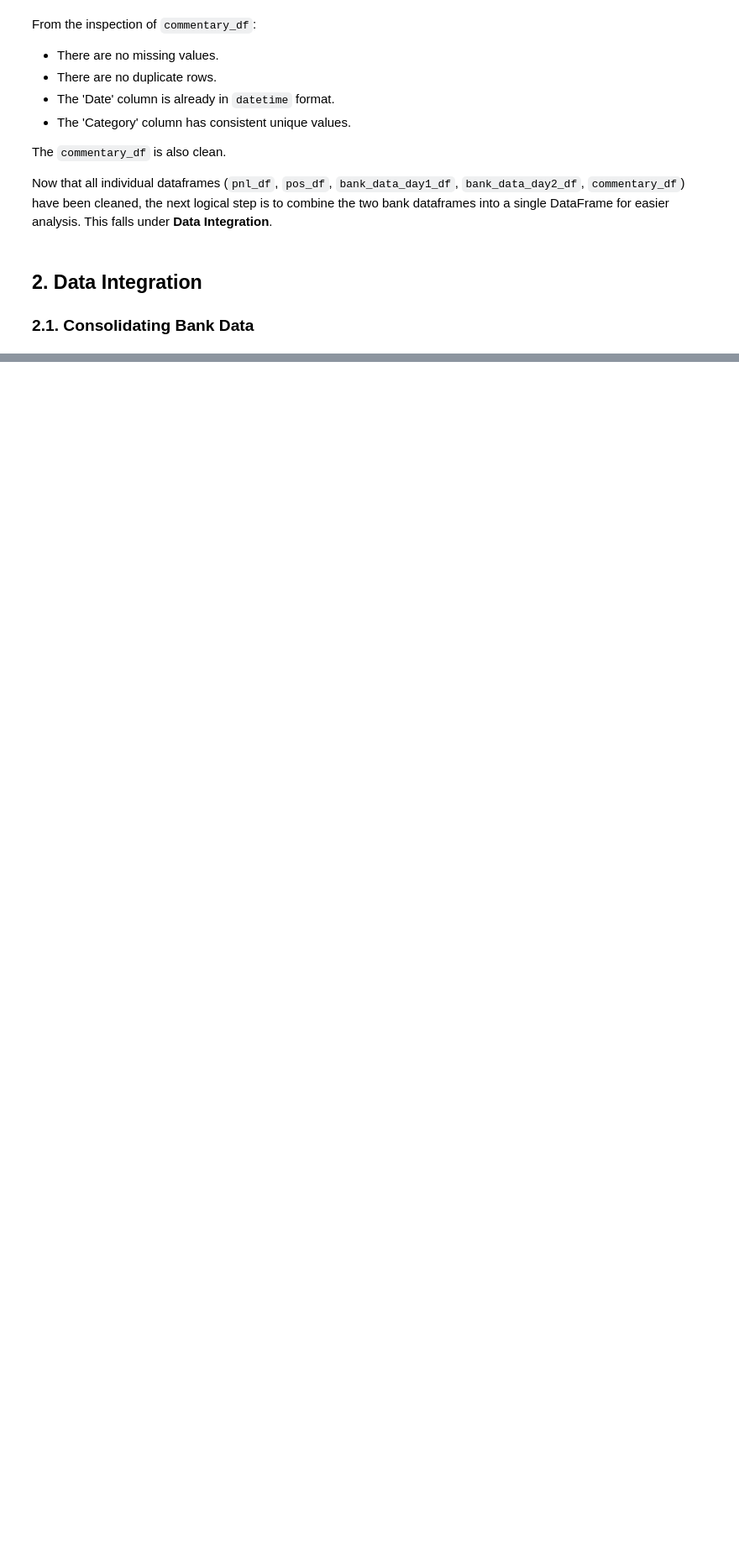
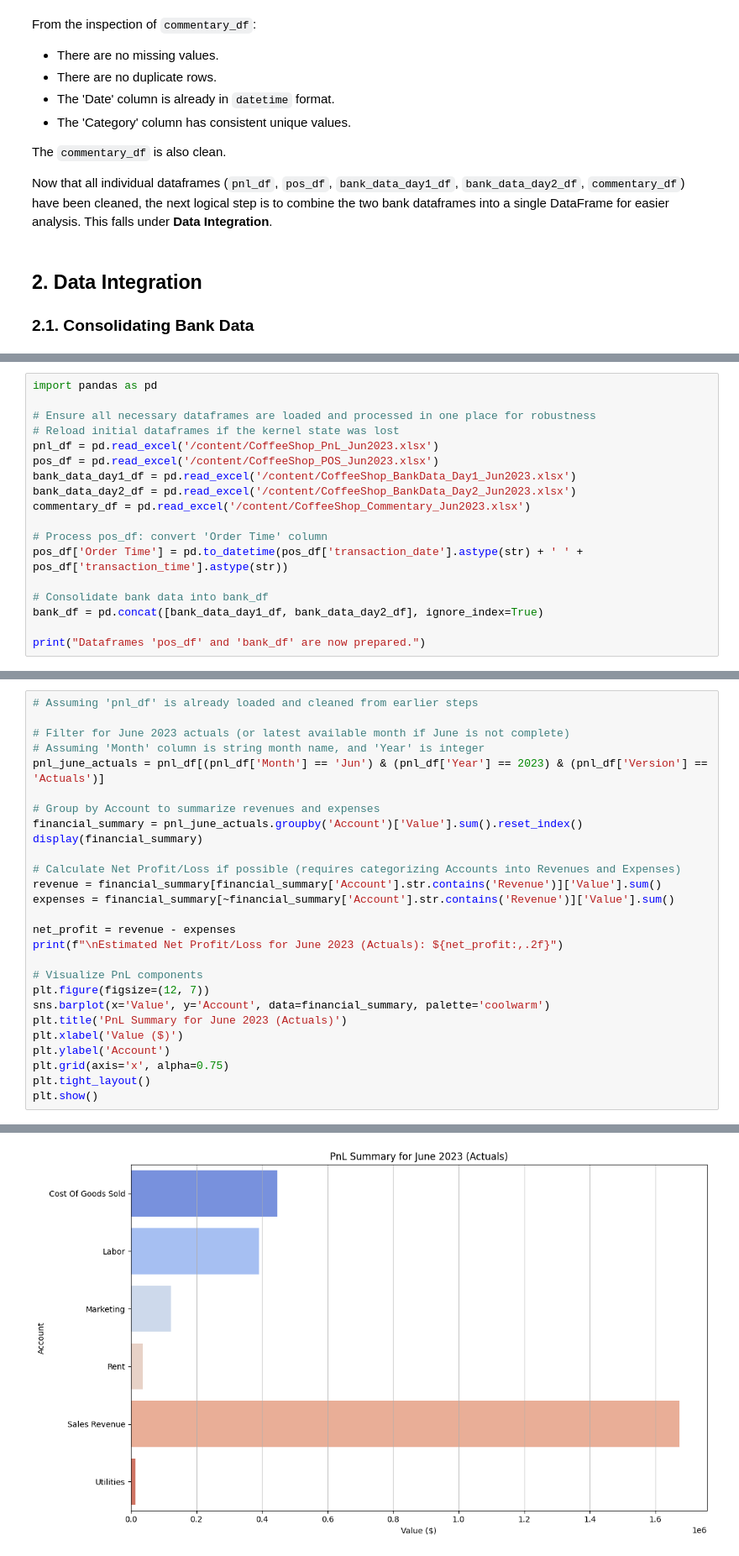
Before and after one commit to Awinmipalan/Analysis, a Jupyter notebook: Untitled23.ipynb, the cells around one changed output, grey strips where cells are left out. Shown at 84% size. Saved outputs shown, nothing was run; the diff lists cells and outputs as text; blank space fills up the shorter version.

```diff
--- a/Untitled23.ipynb
+++ b/Untitled23.ipynb
@@ -1506,0 +334,18 @@ plt.show()
+# %%
+import pandas as pd
+
+# Ensure all necessary dataframes are loaded and processed in one place for robustness
+# Reload initial dataframes if the kernel state was lost
+pnl_df = pd.read_excel('/content/CoffeeShop_PnL_Jun2023.xlsx')
+pos_df = pd.read_excel('/content/CoffeeShop_POS_Jun2023.xlsx')
+bank_data_day1_df = pd.read_excel('/content/CoffeeShop_BankData_Day1_Jun2023.xlsx')
+bank_data_day2_df = pd.read_excel('/content/CoffeeShop_BankData_Day2_Jun2023.xlsx')
+commentary_df = pd.read_excel('/content/CoffeeShop_Commentary_Jun2023.xlsx')
+
+# Process pos_df: convert 'Order Time' column
+pos_df['Order Time'] = pd.to_datetime(pos_df['transaction_date'].astype(str) + ' ' + pos_df['transaction_time'].astype(str))
+
+# Consolidate bank data into bank_df
+bank_df = pd.concat([bank_data_day1_df, bank_data_day2_df], ignore_index=True)
+
+print("Dataframes 'pos_df' and 'bank_df' are now prepared.")
@@ -1506,0 +409,28 @@ plt.show()
+# %%
+# Assuming 'pnl_df' is already loaded and cleaned from earlier steps
+
+# Filter for June 2023 actuals (or latest available month if June is not complete)
+# Assuming 'Month' column is string month name, and 'Year' is integer
+pnl_june_actuals = pnl_df[(pnl_df['Month'] == 'Jun') & (pnl_df['Year'] == 2023) & (pnl_df['Version'] == 'Actuals')]
+
+# Group by Account to summarize revenues and expenses
+financial_summary = pnl_june_actuals.groupby('Account')['Value'].sum().reset_index()
+display(financial_summary)
+
+# Calculate Net Profit/Loss if possible (requires categorizing Accounts into Revenues and Expenses)
+revenue = financial_summary[financial_summary['Account'].str.contains('Revenue')]['Value'].sum()
+expenses = financial_summary[~financial_summary['Account'].str.contains('Revenue')]['Value'].sum()
+
+net_profit = revenue - expenses
+print(f"\nEstimated Net Profit/Loss for June 2023 (Actuals): ${net_profit:,.2f}")
+
+# Visualize PnL components
+plt.figure(figsize=(12, 7))
+sns.barplot(x='Value', y='Account', data=financial_summary, palette='coolwarm')
+plt.title('PnL Summary for June 2023 (Actuals)')
+plt.xlabel('Value ($)')
+plt.ylabel('Account')
+plt.grid(axis='x', alpha=0.75)
+plt.tight_layout()
+plt.show()
+# %% [output]
@@ -1506,0 +448 @@ plt.show()
+[figure, added]
```
Also changed, not shown: parts of 58 cells of this notebook.
